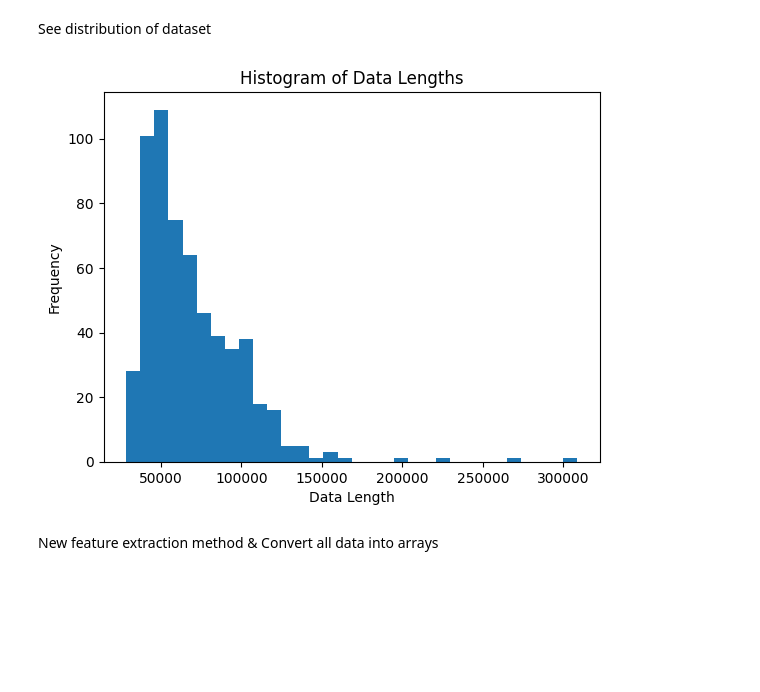
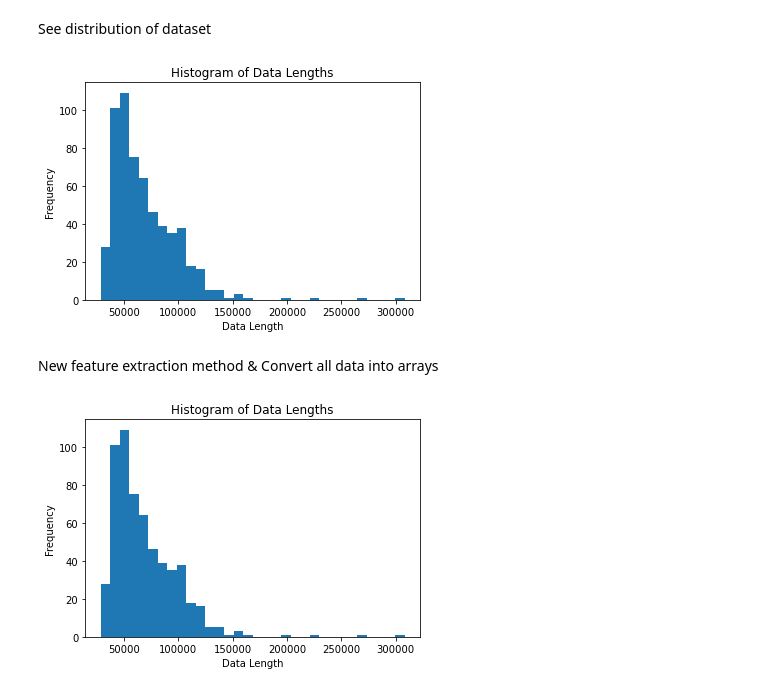
Before and after one commit to jackyhaoranxu/twml_final, a Jupyter notebook: Preprocessing/preliminary.ipynb, the cells around one changed output. Cells and saved outputs as stored; diff of their text form; code cells hidden in the pictures; blank space fills up the shorter version.

```diff
--- a/Preprocessing/preliminary.ipynb
+++ b/Preprocessing/preliminary.ipynb
@@ -57,33 +57,34 @@ See distribution of dataset
 # %%
 import os
 import matplotlib.pyplot as plt
 
 def read_length(path):
     signal, _ = librosa.load(path)
     return len(signal)
 
 
 def get_data_lengths(parent_folder):
     lengths = []
     for root, dirs, files in os.walk(parent_folder):
         for file in files:
             if file.endswith('.wav'):
                 data_path = os.path.join(root, file)
                 length = read_length(data_path)
                 lengths.append(length)
     return lengths
 
 def plot_histogram(parent_folder):
     data_lengths = get_data_lengths(parent_folder)
     plt.hist(data_lengths, bins='auto')
     plt.title("Histogram of Data Lengths")
     plt.xlabel("Data Length")
     plt.ylabel("Frequency")
     plt.show()
 
 # Call the function with your directory path
-plot_histogram('../../dataset_samples/EMOVO')
+test_dir = '/Users/Jacky/Desktop/fourth year/spring/stat27751_trustworthy_ml/final project/datasets/EMOVO'
+plot_histogram(test_dir)
 # %% [output]
-[figure, old version]
+[figure, new version]
 # %% [markdown]
 New feature extraction method & Convert all data into arrays
@@ -91,0 +93,4 @@ test_dir = '../../dataset_samples/EMOVO'
+# %%
+plot_histogram(test_dir)
+# %% [output]
+[figure, added]
```
Also changed, not shown: parts of 24 cells of this notebook, 35 other files.
